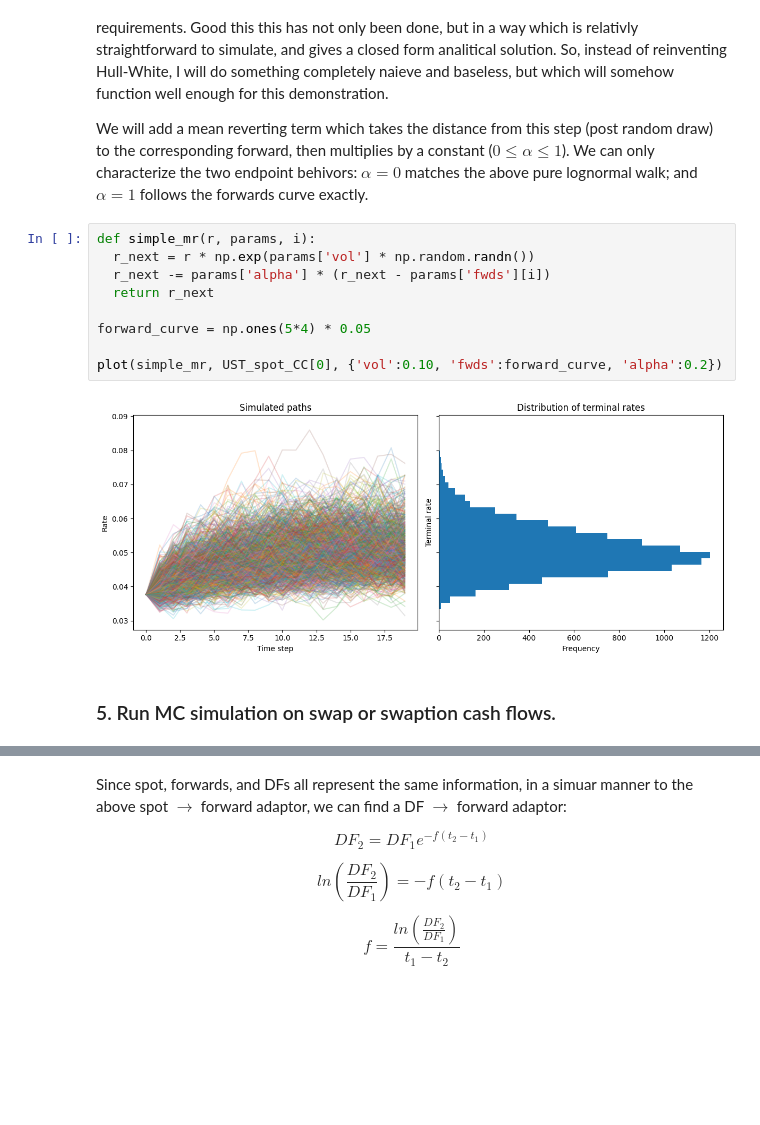
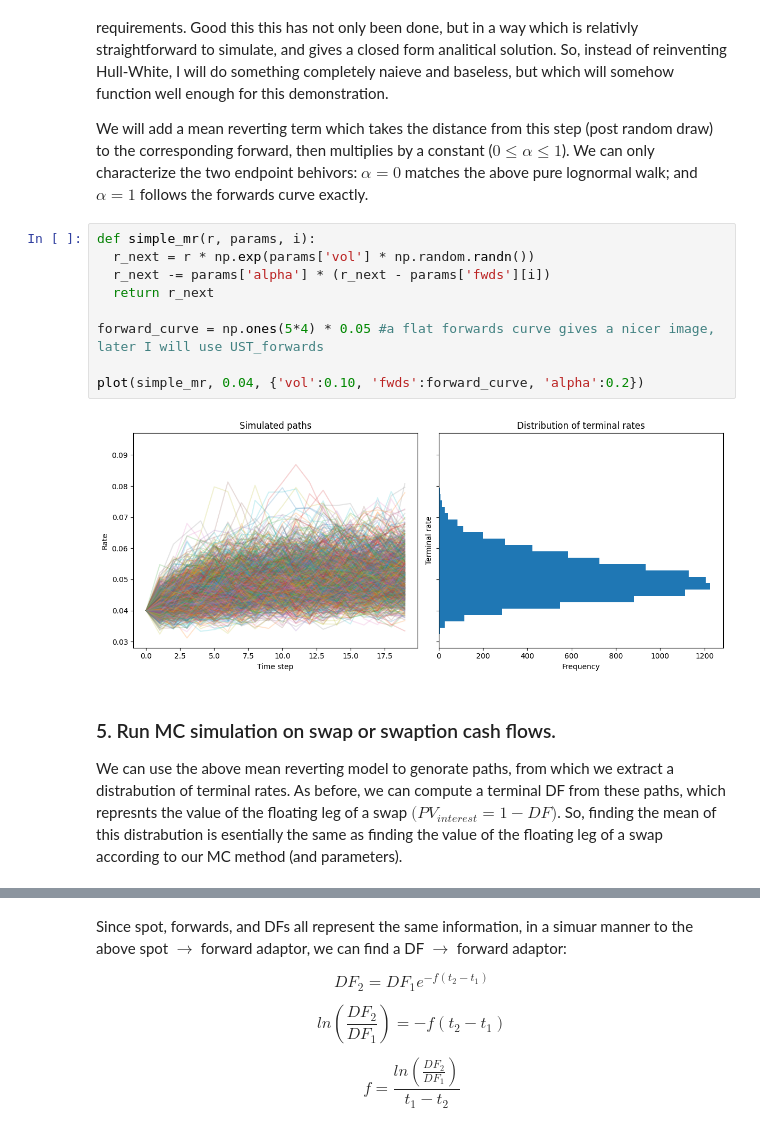
Before and after one commit to leo-megliola/swaptions, a Jupyter notebook: SWAPTION_MODEL.ipynb, the cells around one changed output, grey strips where cells are left out. Saved outputs shown, nothing was run; the diff lists cells and outputs as text; blank space fills up the shorter version.

```diff
--- a/SWAPTION_MODEL.ipynb
+++ b/SWAPTION_MODEL.ipynb
@@ -272,13 +271,15 @@ We will add a mean reverting term which takes the distance from this step (post
 # %%
 def simple_mr(r, params, i):
   r_next = r * np.exp(params['vol'] * np.random.randn())
   r_next -= params['alpha'] * (r_next - params['fwds'][i])
   return r_next
 
-forward_curve = np.ones(5*4) * 0.05
+forward_curve = np.ones(5*4) * 0.05 #a flat forwards curve gives a nicer image, later I will use UST_forwards
 
-plot(simple_mr, UST_spot_CC[0], {'vol':0.10, 'fwds':forward_curve, 'alpha':0.2})
+plot(simple_mr, 0.04, {'vol':0.10, 'fwds':forward_curve, 'alpha':0.2})
 # %% [output]
-[figure, old version]
+[figure, new version]
 # %% [markdown]
 ### 5. Run MC simulation on swap or swaption cash flows.
+
+We can use the above mean reverting model to genorate paths, from which we extract a distrabution of terminal rates. As before, we can compute a terminal DF from these paths, which represnts the value of the floating leg of a swap $\big( PV_{interest}=1-DF \big)$. So, finding the mean of this distrabution is esentially the same as finding the value of the floating leg of a swap according to our MC method (and parameters).
```
Also changed, not shown: parts of 11 cells of this notebook.
